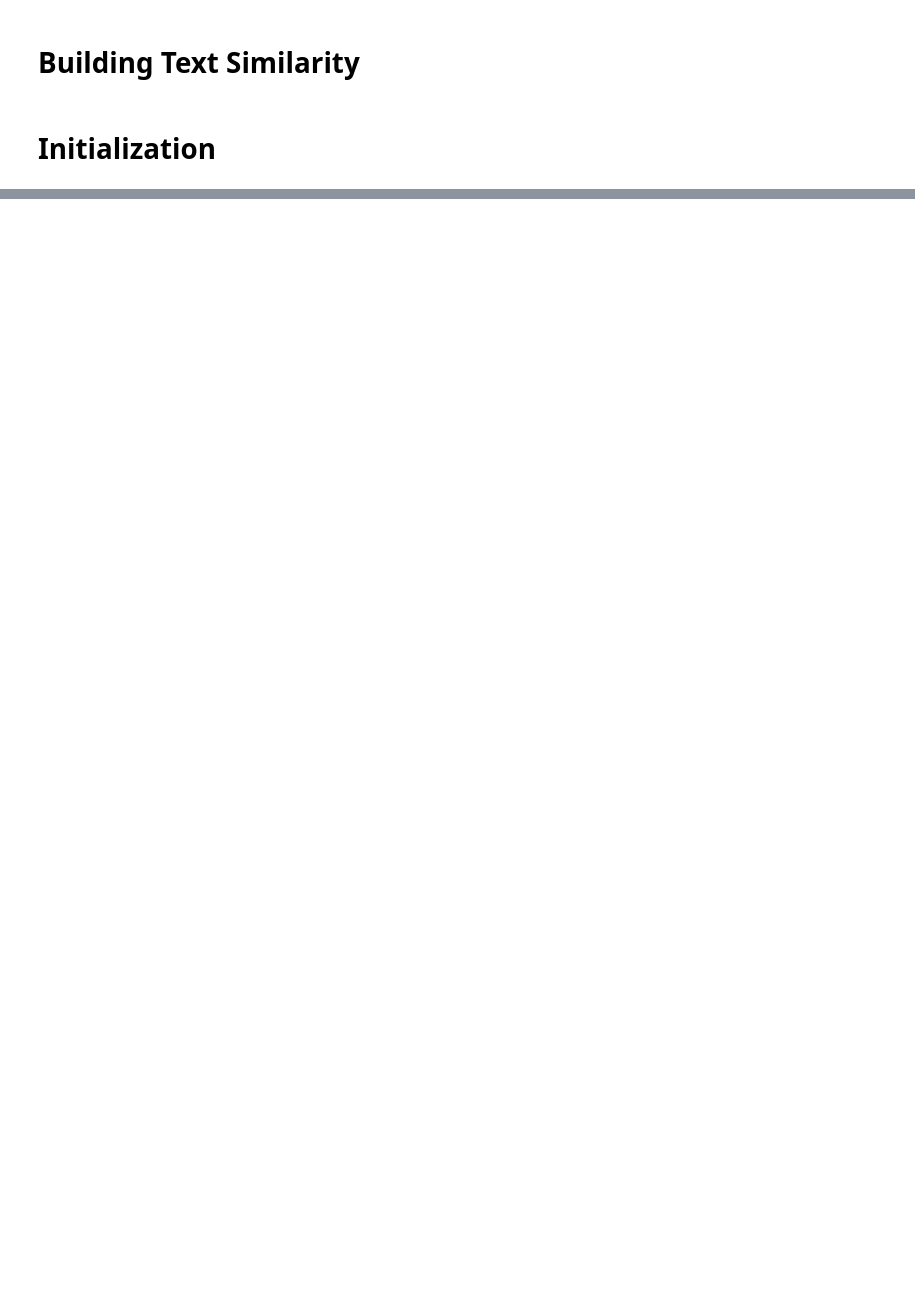
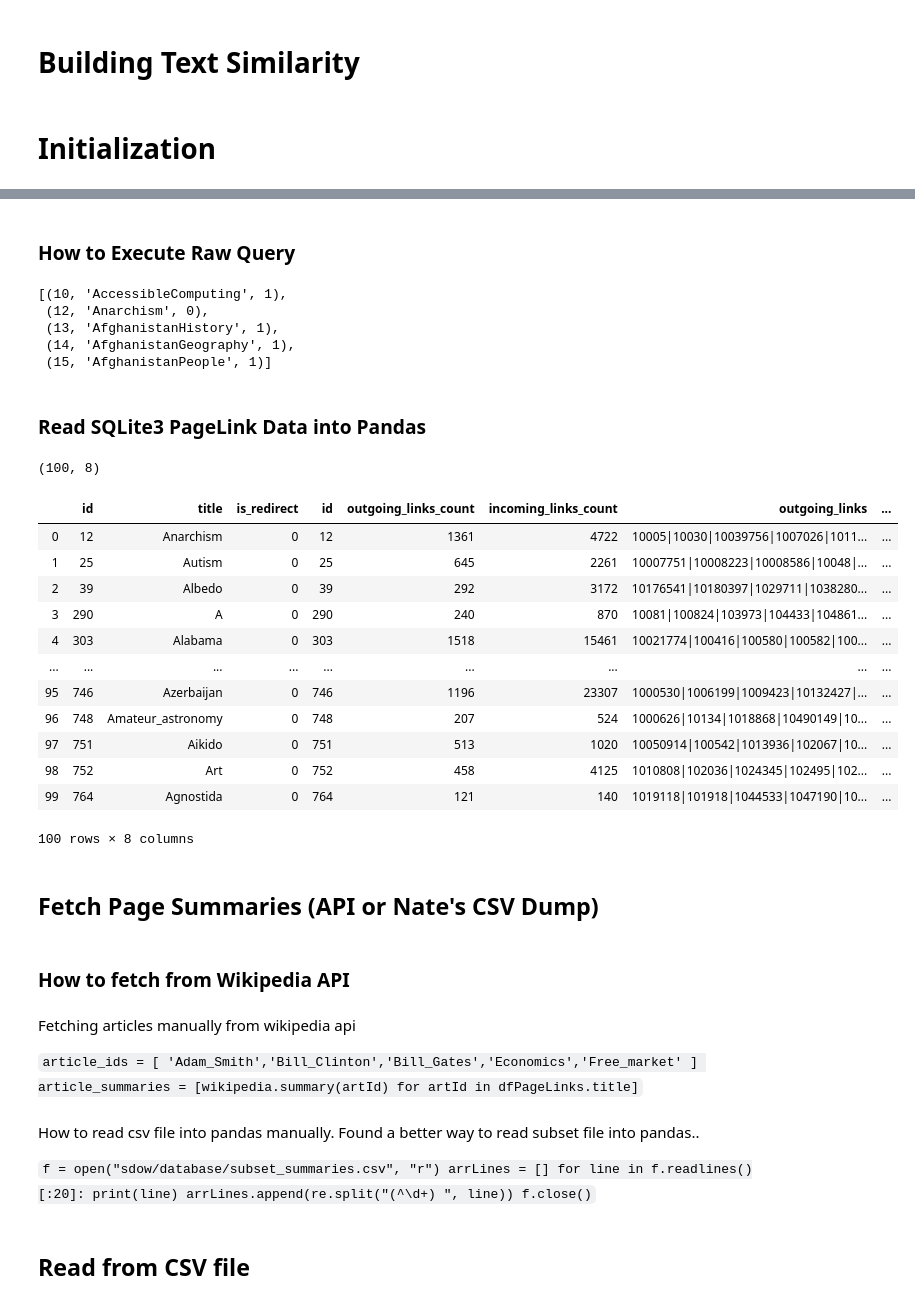
Before and after one commit to Angus-McLean/Wikied-Fast, a Jupyter notebook: Building Text Similarity.ipynb, the cells around one changed output, grey strips where cells are left out. Drawn from its saved outputs; the diff is of its cells as text; code cells hidden in the pictures; blank space fills up the shorter version.

```diff
--- a/Building Text Similarity.ipynb
+++ b/Building Text Similarity.ipynb
@@ -102,0 +14,6 @@ dfSummaries.style.background_gradient()
+# %%
+import sqlite3
+
+sdow_database='./sdow/sdow/sdow.sqlite'
+sdow_conn = sqlite3.connect(sdow_database, check_same_thread=False)
+sdow_cursor = sdow_conn.cursor()
@@ -102,0 +31,2 @@ dfSummaries.style.background_gradient()
+# %% [markdown]
+### How to Execute Raw Query
@@ -102,0 +37,58 @@ dfSummaries.style.background_gradient()
+# %%
+results
+# %% [output]
+[(10, 'AccessibleComputing', 1),
+ (12, 'Anarchism', 0),
+ (13, 'AfghanistanHistory', 1),
+ (14, 'AfghanistanGeography', 1),
+ (15, 'AfghanistanPeople', 1)]
+# %% [markdown]
+### Read SQLite3 PageLink Data into Pandas
+# %%
+NUM_ROWS = 100
+# %%
+dfPageLinks = pd.read_sql_query("SELECT * FROM pages JOIN links on pages.id=links.id limit {}".format(NUM_ROWS), sdow_conn)
+display(dfPageLinks.shape)
+dfPageLinks
+# %% [output]
+(100, 8)
+|  | id | title | is_redirect | id | outgoing_links_count | incoming_links_count | outgoing_links | ... |
+| 0 | 12 | Anarchism | 0 | 12 | 1361 | 4722 | 10005|10030|10039756|1007026|1011... | ... |
+| 1 | 25 | Autism | 0 | 25 | 645 | 2261 | 10007751|10008223|10008586|10048|... | ... |
+| 2 | 39 | Albedo | 0 | 39 | 292 | 3172 | 10176541|10180397|1029711|1038280... | ... |
+| 3 | 290 | A | 0 | 290 | 240 | 870 | 10081|100824|103973|104433|104861... | ... |
+| 4 | 303 | Alabama | 0 | 303 | 1518 | 15461 | 10021774|100416|100580|100582|100... | ... |
+| ... | ... | ... | ... | ... | ... | ... | ... | ... |
+| 95 | 746 | Azerbaijan | 0 | 746 | 1196 | 23307 | 1000530|1006199|1009423|10132427|... | ... |
+| 96 | 748 | Amateur_astronomy | 0 | 748 | 207 | 524 | 1000626|10134|1018868|10490149|10... | ... |
+| 97 | 751 | Aikido | 0 | 751 | 513 | 1020 | 10050914|100542|1013936|102067|10... | ... |
+| 98 | 752 | Art | 0 | 752 | 458 | 4125 | 1010808|102036|1024345|102495|102... | ... |
+| 99 | 764 | Agnostida | 0 | 764 | 121 | 140 | 1019118|101918|1044533|1047190|10... | ... |
+100 rows × 8 columns
+# %% [markdown]
+## Fetch Page Summaries (API or Nate's CSV Dump)
+# %% [markdown]
+### How to fetch from Wikipedia API
+# %% [markdown]
+Fetching articles manually from wikipedia api
+
+`
+article_ids = [
+    'Adam_Smith','Bill_Clinton','Bill_Gates','Economics','Free_market'
+]
+article_summaries = [wikipedia.summary(artId) for artId in dfPageLinks.title]
+`
+# %% [markdown]
+How to read csv file into pandas manually.
+Found a better way to read subset file into pandas..
+
+`
+f = open("sdow/database/subset_summaries.csv", "r")
+arrLines = []
+for line in f.readlines()[:20]:
+    print(line)
+    arrLines.append(re.split("(^\d+) ", line))
+f.close()
+`
+# %% [markdown]
+## Read from CSV file
```
Also changed, not shown: parts of 25 cells of this notebook, 2 other files.
